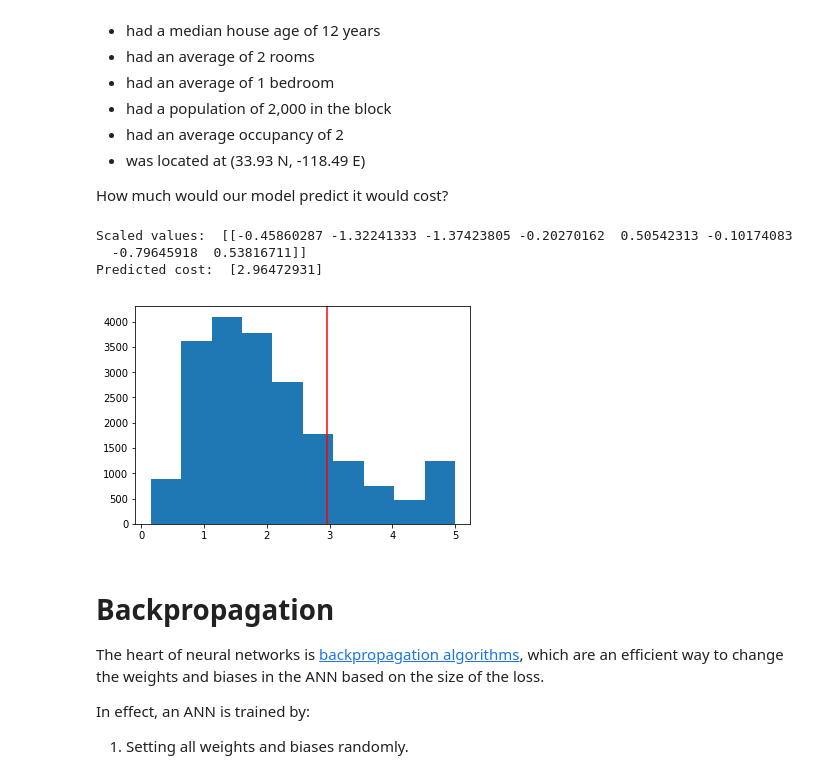
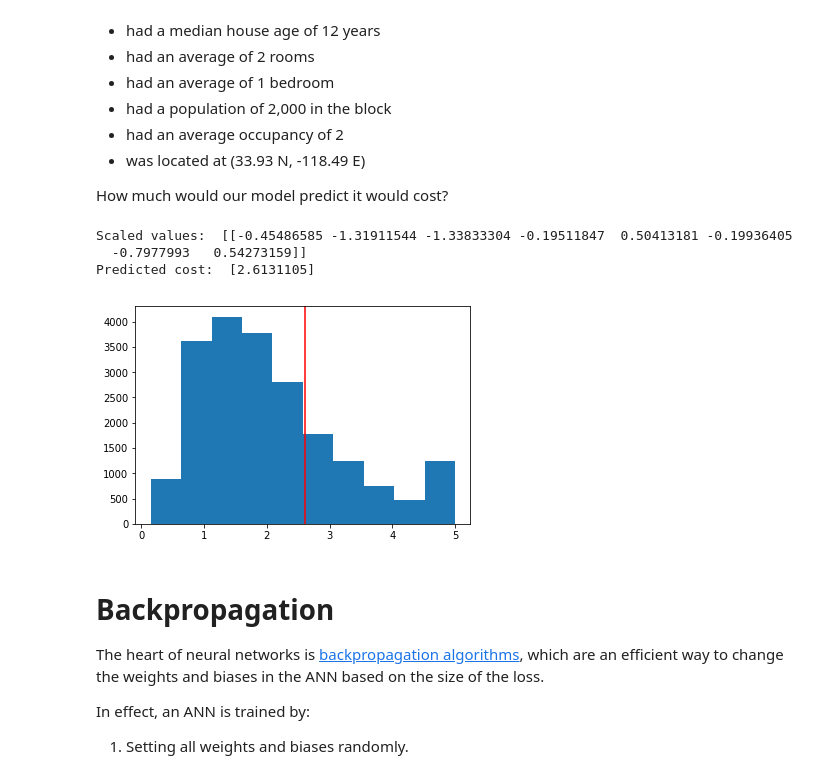
Before and after one commit to USDA-ARS-GBRU/ml-training-site, a Jupyter notebook: assets/nb-lessons/13_neural_network_methods.ipynb, the cells around one changed output. Drawn from its saved outputs; the diff is of its cells as text; code cells hidden in the pictures.

```diff
--- a/assets/nb-lessons/13_neural_network_methods.ipynb
+++ b/assets/nb-lessons/13_neural_network_methods.ipynb
@@ -84,7 +84,7 @@ import pandas as pd
 # Fetch California housing dataset. This will be downloaded to your computer.
 calif = datasets.fetch_california_housing()
 print("Shape of California housing data: ", calif.data.shape)
-califdf = pd.DataFrame.from_records(calif.data)
+califdf = pd.DataFrame.from_records(calif.data, columns=calif.feature_names)
 califdf.head()
 # %% [output]
 Shape of California housing data:  (20640, 8)
@@ -121,0 +104,16 @@ Train label shape:  (20000,)
+# %%
+from sklearn import model_selection
+X_train, X_test, y_train, y_test = model_selection.train_test_split(
+    califdf,        # Input features (X)
+    calif.target,   # Output features (y)
+    test_size=0.25, # Put aside 25% of data for testing.
+    shuffle=True    # Shuffle inputs.
+)
+
+# Did we err?
+
+print("Train data shape: ", X_train.shape)
+print("Train label shape: ", y_train.shape)
+
+print("Test data shape: ", X_test.shape)
+print("Test label shape: ", y_test.shape)
@@ -141,12 +144,12 @@ from sklearn.preprocessing import StandardScaler
 scaler = StandardScaler()
 
 # Figure out how to scale all the input features in the training dataset.
-scaler.fit(train_data)
-scaled_train_data = scaler.transform(train_data)
+scaler.fit(X_train)
+X_train_scaled = scaler.transform(X_train)
 
 # Also tranform our validation and testing data in the same way.
-scaled_test_data = scaler.transform(test_data)
+X_test_scaled = scaler.transform(X_test)
 
 # Did that work?
-pd.DataFrame(scaled_train_data, columns=calif.feature_names).describe()
+pd.DataFrame(X_train_scaled).describe()
 # %% [output]
@@ -168,7 +173,7 @@ ann = MLPRegressor(
     activation='relu',  # The activation function to use: ReLU
     solver='adam',      # The solver to use
     alpha=0.001,        # The L2 regularization rate: higher values increase cost for larger weights
-    hidden_layer_sizes=(100, 20),
+    hidden_layer_sizes=(50, 20),
                         # The number of units in each hidden layer.
                         # Note that we don't need to specify input and output neuron numbers:
                         # MLPClassifier determines this based on the shape of the features and labels
@@ -181,5 +186,5 @@ ann = MLPRegressor(
                         #  - If learning slows below a pre-determined level, we stop early rather than
                         #    overtraining on our data.
 )
-ann.fit(scaled_train_data, train_labels)
+ann.fit(X_train_scaled, y_train)
 # %% [output]
@@ -260,28 +265,28 @@ How much would our model predict it would cost?
 # %%
 house_blocks = [[
     3.,
     12,
     2,
     1,
     2000,
     2.,
     33.93,
     -118.49
 ]]
-scaled_house_blocks = scaler.transform(house_blocks)
-print("Scaled values: ", scaled_house_blocks)
+house_blocks_scaled = scaler.transform(house_blocks)
+print("Scaled values: ", house_blocks_scaled)
 
-predicted_costs = ann.predict(scaled_house_blocks)
+predicted_costs = ann.predict(house_blocks_scaled)
 print("Predicted cost: ", predicted_costs)
 
 plt.hist(calif.target)
 plt.axvline(x=predicted_costs, c='red')
 plt.show()
 # %% [output]
-Scaled values:  [[-0.45860287 -1.32241333 -1.37423805 -0.20270162  0.50542313 -0.10174083
-  -0.79645918  0.53816711]]
-Predicted cost:  [2.96472931]
+Scaled values:  [[-0.45486585 -1.31911544 -1.33833304 -0.19511847  0.50413181 -0.19936405
+  -0.7977993   0.54273159]]
+Predicted cost:  [2.6131105]
-[figure, old version]
+[figure, new version]
 # %% [markdown]
 # Backpropagation
 
```
Also changed, not shown: parts of 21 cells of this notebook.
